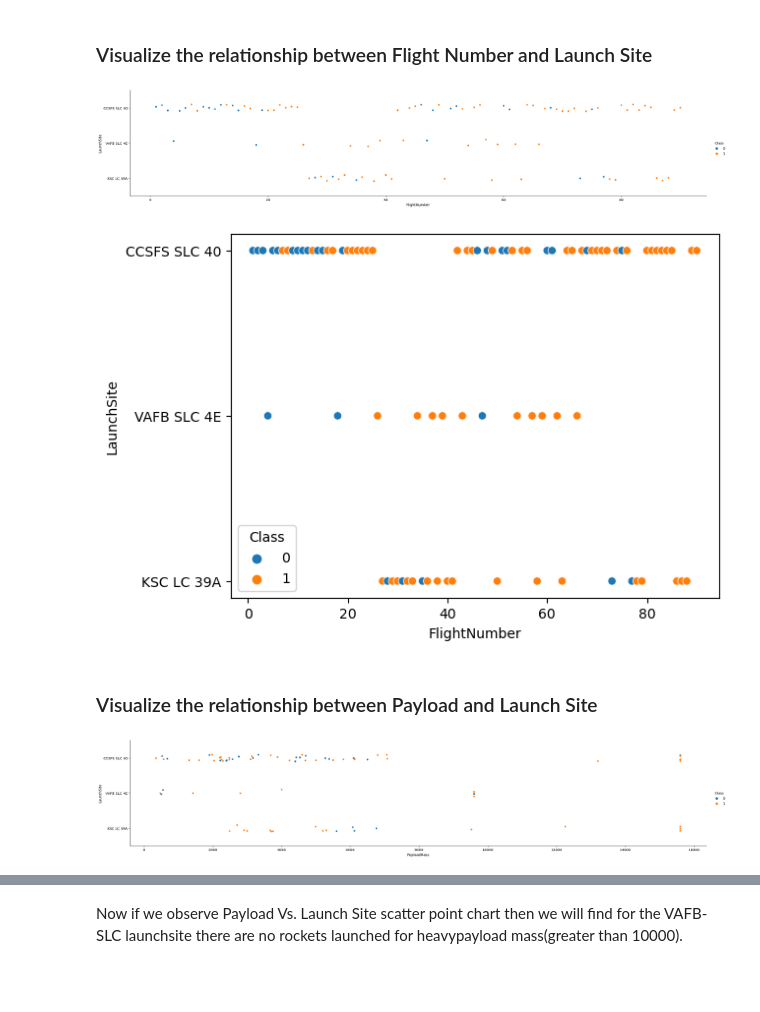
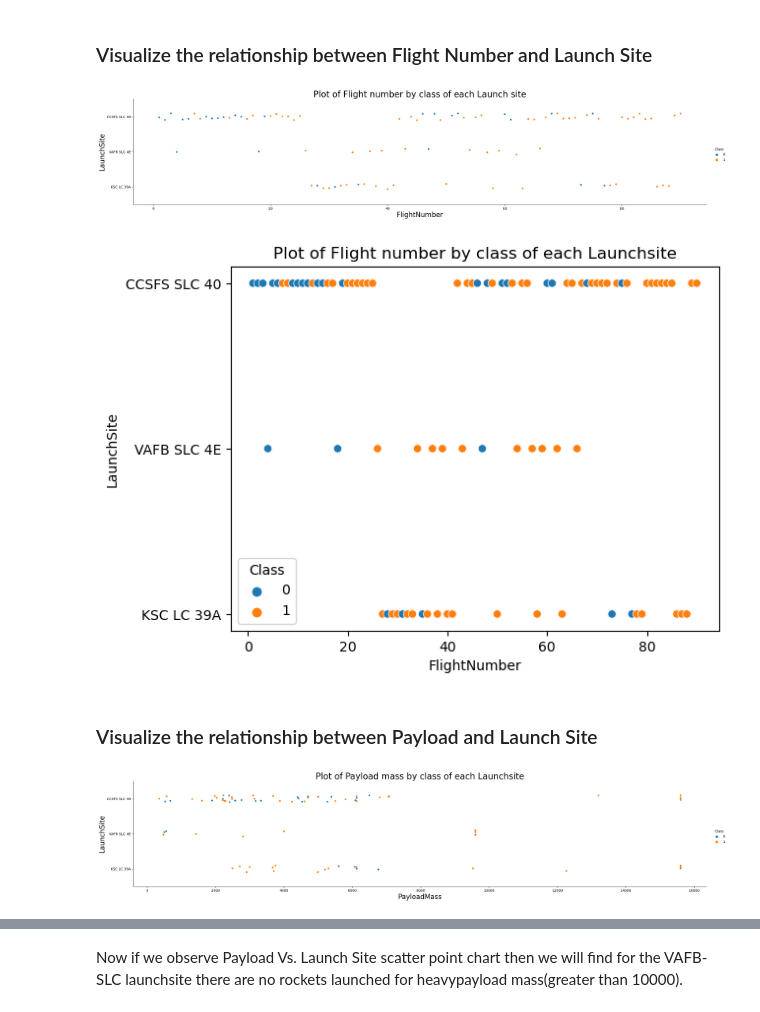
Before and after one commit to SharmisthaKundu98/Data_Science_portfolio, a Jupyter notebook: Spacex_project/eda_with_visualization.ipynb, the cells around one changed output, grey strips where cells are left out. Saved outputs shown, nothing was run; the diff lists cells and outputs as text; code cells hidden in the pictures; blank space fills up the shorter version.

```diff
--- a/Spacex_project/eda_with_visualization.ipynb
+++ b/Spacex_project/eda_with_visualization.ipynb
@@ -55,28 +58,31 @@ We see that different launch sites have different success rates.  <code>CCAFS LC
 ###  Visualize the relationship between Flight Number and Launch Site
 # %%
 sns.catplot(x = 'FlightNumber', y = 'LaunchSite',data = df,hue = 'Class',aspect = 5)
-plt.xlabel('FlightNumber')
-plt.ylabel('LaunchSite')
+plt.xlabel('FlightNumber',fontsize= 20)
+plt.ylabel('LaunchSite',fontsize= 20)
+plt.title("Plot of Flight number by class of each Launch site",fontsize = 25)
 plt.show()
 # %% [output]
-[figure, old version]
+[figure, new version]
 # %%
 # Plot a scatter point chart with x axis to be Flight Number and y axis to be the launch site, and hue to be the class value
 sns.scatterplot(x = 'FlightNumber', y = 'LaunchSite',data = df,hue = 'Class')
 plt.xlabel('FlightNumber')
 plt.ylabel('LaunchSite')
+plt.title("Plot of Flight number by class of each Launchsite")
 plt.show()
 # %% [output]
-[figure, old version]
+[figure, new version]
 # %% [markdown]
 ###  Visualize the relationship between Payload and Launch Site
 # %%
 sns.catplot(x = 'PayloadMass', y = 'LaunchSite',data = df,hue = 'Class',aspect = 5)
-plt.xlabel('PayloadMass')
-plt.ylabel('LaunchSite')
+plt.xlabel('PayloadMass',fontsize = 20)
+plt.ylabel('LaunchSite',fontsize = 20)
+plt.title("Plot of Payload mass by class of each Launchsite",fontsize = 25)
 plt.show()
 # %% [output]
-[figure, old version]
+[figure, new version]
 # %%
 sns.scatterplot(x = 'PayloadMass', y = 'LaunchSite',data = df,hue = 'Class')
 plt.xlabel('PayloadMass')
```
Also changed, not shown: parts of 13 cells of this notebook, 1 other file.
